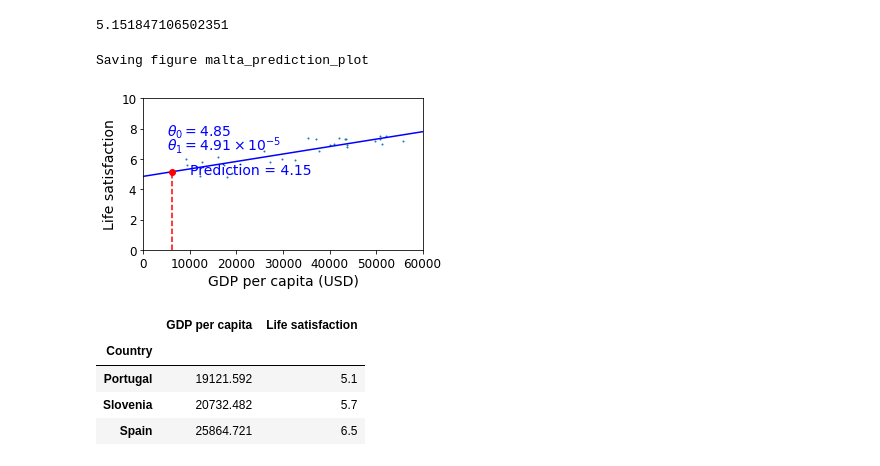
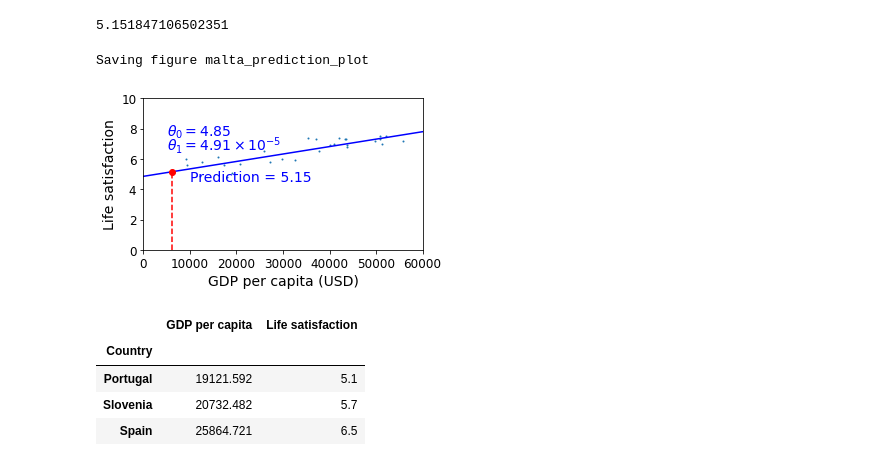
Before and after one commit to flowlow969/ML_fuer_dummies, a Jupyter notebook: 01_the_machine_learning_landscape.ipynb, the cells around one changed output. Cells and saved outputs as stored; diff of their text form; code cells hidden in the pictures.

```diff
--- a/01_the_machine_learning_landscape.ipynb
+++ b/01_the_machine_learning_landscape.ipynb
@@ -357,19 +357,19 @@ colombia_predicted_life_satisfaction
 # %%
 sample_data.plot(kind='scatter', x="GDP per capita", y='Life satisfaction', figsize=(5,3), s=1)
 plt.xlabel("GDP per capita (USD)")
 X=np.linspace(0, 60000, 1000)
 plt.plot(X, t0 + t1*X, "b")
 plt.axis([0, 60000, 0, 10])
 plt.text(5000, 7.5, r"$\theta_0 = 4.85$", fontsize=14, color="b")
 plt.text(5000, 6.6, r"$\theta_1 = 4.91 \times 10^{-5}$", fontsize=14, color="b")
 plt.plot([colommbia_gdp_per_capita,colommbia_gdp_per_capita], [0, colombia_predicted_life_satisfaction], "r--")
-plt.text(10000, 5.0, r"Prediction = 4.15", fontsize=14, color="b")
+plt.text(10000, 4.5, r"Prediction = 5.15", fontsize=14, color="b")
 plt.plot(colommbia_gdp_per_capita, colombia_predicted_life_satisfaction, "ro")
 save_fig('malta_prediction_plot')
 plt.show()
 # %% [output]
 Saving figure malta_prediction_plot
-[figure, old version]
+[figure, new version]
 # %%
 sample_data[7:10]
 # %% [output]
```
Also changed, not shown: 3 other files.
